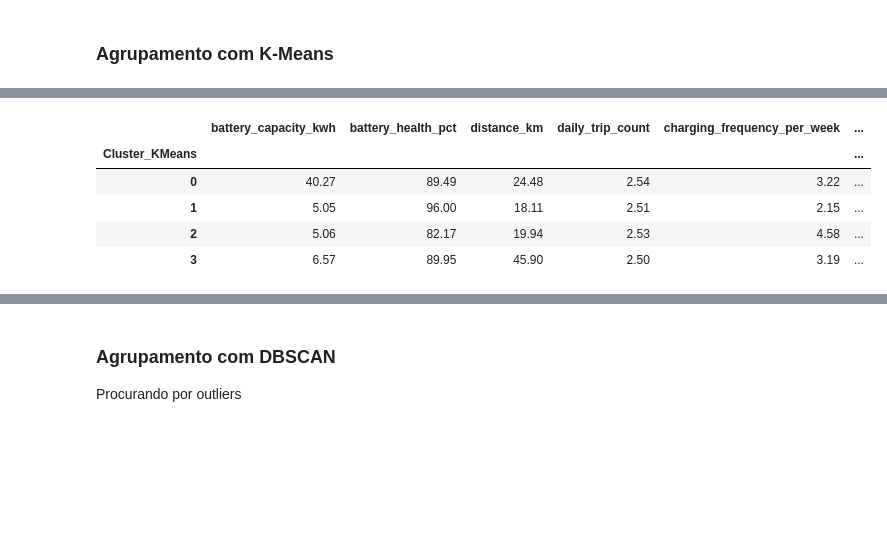
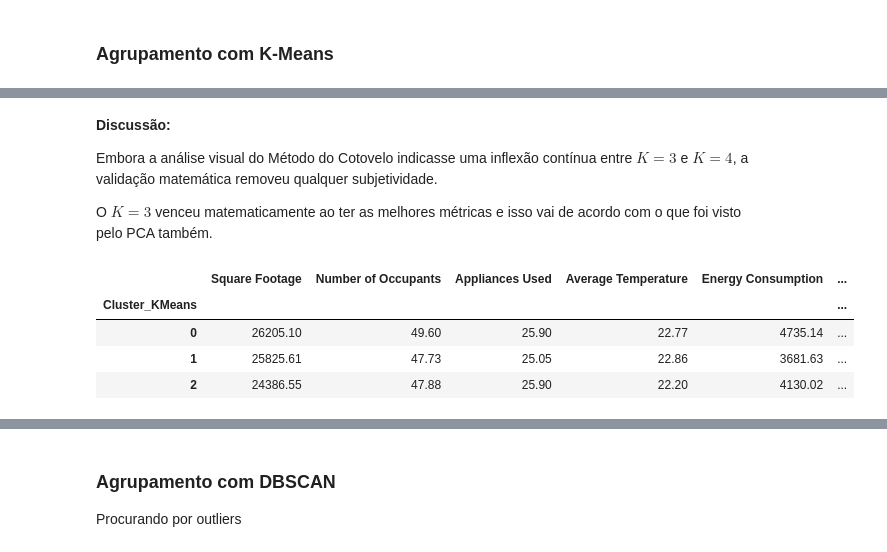
Before and after one commit to renanaqn/energy-weather-ml, a Jupyter notebook: nao_supervisionado.ipynb, the cells around one changed output, grey strips where cells are left out. Cells and saved outputs as stored; diff of their text form; code cells hidden in the pictures; blank space fills up the shorter version.

```diff
--- a/nao_supervisionado.ipynb
+++ b/nao_supervisionado.ipynb
@@ -53,17 +61,20 @@ Variância explicada pelos 2 componentes: 0.48
 # %% [markdown]
 ### Agrupamento com K-Means
 # %%
-inertia1 = []
-K_range1 = range(2, 11)
+# K-Means: Método do Cotovelo
+inertia_energia = []
+K_range = range(2, 11)
 
-for k in K_range1:
+for k in K_range:
     kmeans = KMeans(n_clusters=k, random_state=42, n_init=10)
-    kmeans.fit(X1_scaled)
-    inertia1.append(kmeans.inertia1_)
+    kmeans.fit(X_energia_scaled)
+    inertia_energia.append(kmeans.inertia_)
 
-plt.plot(K_range1, inertia1, 'bx-')
+plt.figure(figsize=(8, 5))
+plt.plot(K_range, inertia_energia, 'bx-')
 plt.xlabel('Número de Clusters (k)')
 plt.ylabel('Inércia')
-plt.title('Método do Cotovelo')
+plt.title('Método do Cotovelo - Dataset de Energia')
+plt.grid(True)
 plt.show()
 # %% [output]
@@ -105,19 +110,28 @@ Calinski-Harabasz: 2056.3559
+# %% [markdown]
+**Discussão:**
+
+Embora a análise visual do Método do Cotovelo indicasse uma inflexão contínua entre $K=3$ e $K=4$, a validação matemática removeu qualquer subjetividade.
+
+O $K=3$ venceu matematicamente ao ter as melhores métricas e isso vai de acordo com o que foi visto pelo PCA também.
 # %%
-# Treinando o modelo final com o K vencedor
-kmeans_final = KMeans(n_clusters=4, random_state=42, n_init=10)
-df1['Cluster_KMeans'] = kmeans_final.fit_predict(X1_scaled)
+# Treinando o modelo definitivo com o vencedor K=3
+kmeans_energia = KMeans(n_clusters=3, random_state=42, n_init=10)
+df_energia['Cluster_KMeans'] = kmeans_energia.fit_predict(X_energia_scaled)
 
-# Agrupando os dados originais (sem escala) para ver as médias reais
-perfis1 = df1[df1_features + ['Cluster_KMeans']].groupby('Cluster_KMeans').mean()
+# Analisando quem são esses 3 clusters na vida real
+# Agrupando para ver a média de consumo, tamanho, etc.
+perfis_energia = df_energia.groupby('Cluster_KMeans').mean(numeric_only=True)
 
-# Mostrando a tabela formatada
-display(perfis1.round(2))
+# Descobrindo qual tipo de prédio domina cada cluster
+tipos_predominantes = df_energia.groupby('Cluster_KMeans')['Building Type'].agg(lambda x: x.mode()[0])
+perfis_energia['Predominant_Building'] = tipos_predominantes
+
+display(perfis_energia.round(2))
 # %% [output]
-|  | battery_capacity_kwh | battery_health_pct | distance_km | daily_trip_count | charging_frequency_per_week | ... |
+|  | Square Footage | Number of Occupants | Appliances Used | Average Temperature | Energy Consumption | ... |
 | Cluster_KMeans |  |  |  |  |  | ... |
-| 0 | 40.27 | 89.49 | 24.48 | 2.54 | 3.22 | ... |
-| 1 | 5.05 | 96.00 | 18.11 | 2.51 | 2.15 | ... |
-| 2 | 5.06 | 82.17 | 19.94 | 2.53 | 4.58 | ... |
-| 3 | 6.57 | 89.95 | 45.90 | 2.50 | 3.19 | ... |
+| 0 | 26205.10 | 49.60 | 25.90 | 22.77 | 4735.14 | ... |
+| 1 | 25825.61 | 47.73 | 25.05 | 22.86 | 3681.63 | ... |
+| 2 | 24386.55 | 47.88 | 25.90 | 22.20 | 4130.02 | ... |
 # %% [markdown]
 **Discussão:**
```
Also changed, not shown: parts of 33 cells of this notebook, 3 other files.
